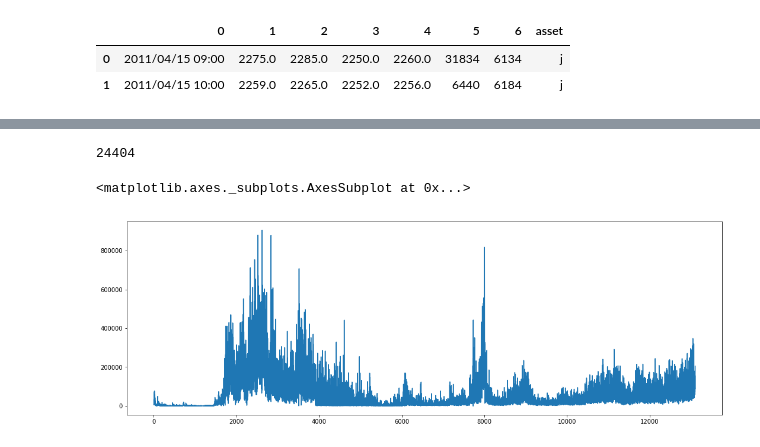
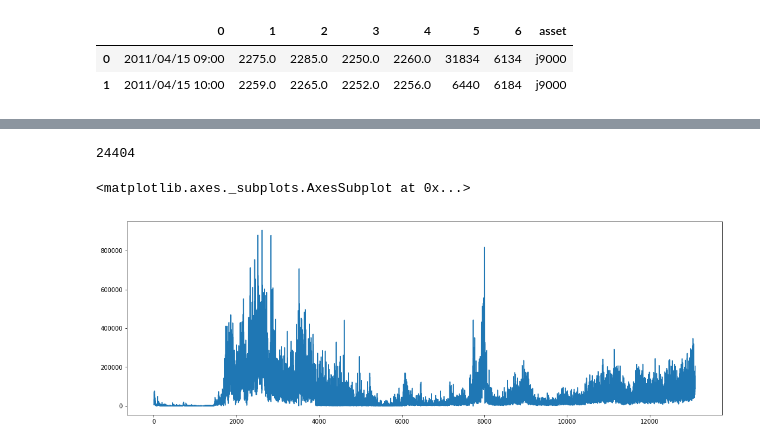
Before and after one commit to bradsun91/brad_public_workspace_mac, a Jupyter notebook: research_factors.ipynb, the cells around one changed output, grey strips where cells are left out. Saved outputs shown, nothing was run; the diff lists cells and outputs as text; code cells hidden in the pictures.

```diff
--- a/research_factors.ipynb
+++ b/research_factors.ipynb
@@ -12,15 +35,15 @@ import matplotlib.pyplot as plt
 # %%
-j = pd.read_csv("j9000.csv", header = None)
-jd = pd.read_csv("jd000_d.csv", header = None)
-jm = pd.read_csv("jm000.csv", header = None)
+j = pd.read_csv("j9000.csv", header = None).head(5)
+# jd = pd.read_csv("jd000_d.csv", header = None).head(5)
+jm = pd.read_csv("jm000.csv", header = None).head(5)
 # %%
-j['asset'] = "j"
-jd['asset'] = "jd"
-jm['asset'] = "jm"
-df = pd.concat([j, jd, jm])
+j['asset'] = "j9000"
+# jd['asset'] = "jd000"
+jm['asset'] = "jm000"
+df = pd.concat([j, jm])
 df.head(2)
 # %% [output]
 |  | 0 | 1 | 2 | 3 | 4 | 5 | 6 | asset |
-| 0 | 2011/04/15 09:00 | 2275.0 | 2285.0 | 2250.0 | 2260.0 | 31834 | 6134 | j |
-| 1 | 2011/04/15 10:00 | 2259.0 | 2265.0 | 2252.0 | 2256.0 | 6440 | 6184 | j |
+| 0 | 2011/04/15 09:00 | 2275.0 | 2285.0 | 2250.0 | 2260.0 | 31834 | 6134 | j9000 |
+| 1 | 2011/04/15 10:00 | 2259.0 | 2265.0 | 2252.0 | 2256.0 | 6440 | 6184 | j9000 |
 # %%
```
Also changed, not shown: parts of 10 cells of this notebook, 1 other file.
